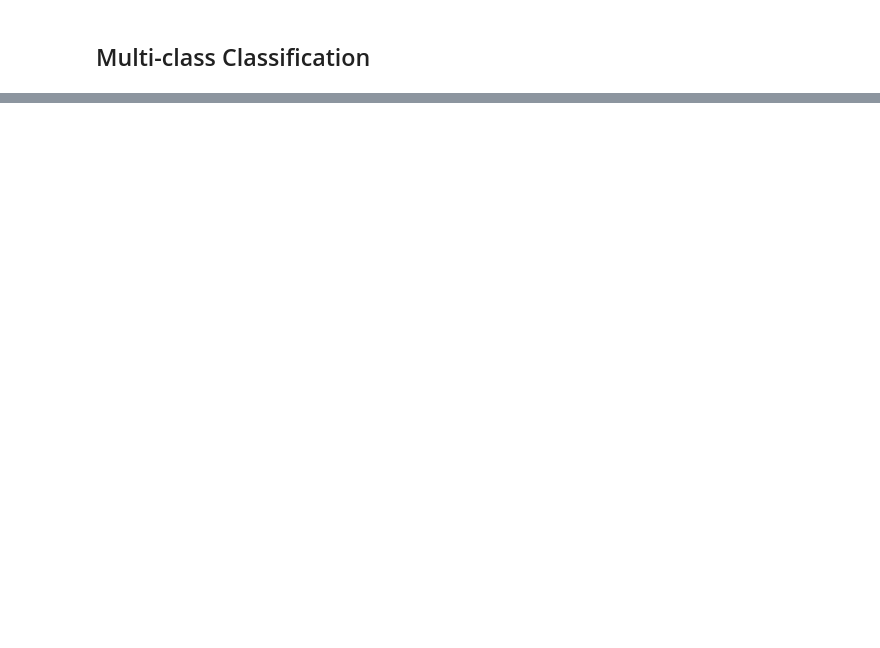
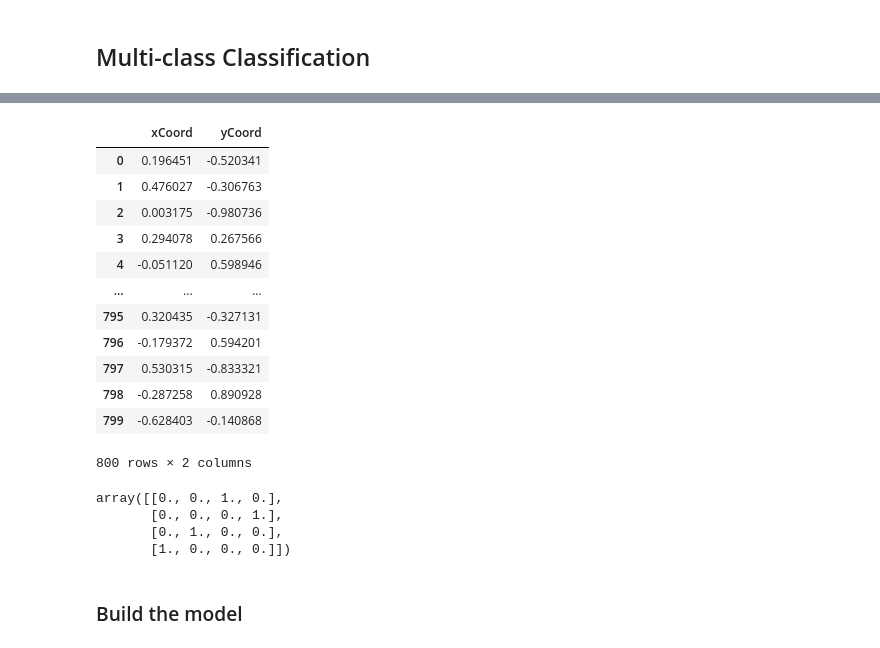
Before and after one commit to PaulToronto/DataCamp---Introduction-to-Deep-Learning-with-Keras, a Jupyter notebook: Part_2_of_4_Going_Deeper.ipynb, the cells around one changed output, grey strips where cells are left out. Cells and saved outputs as stored; diff of their text form; code cells hidden in the pictures; blank space fills up the shorter version.

```diff
--- a/Part_2_of_4_Going_Deeper.ipynb
+++ b/Part_2_of_4_Going_Deeper.ipynb
@@ -227,0 +310,5 @@ preds = np.array(preds > 0.5, dtype=int)
+# %%
+# from tensorflow.keras.utils import to_categorical
+
+darts['competitor'] = pd.Categorical(darts['competitor'])
+darts.info()
@@ -227,0 +326,3 @@ preds = np.array(preds > 0.5, dtype=int)
+# %%
+darts['competitor'] = darts['competitor'].cat.codes
+darts.info()
@@ -227,0 +353,28 @@ preds = np.array(preds > 0.5, dtype=int)
+# %%
+coordinates = darts.drop('competitor', axis=1)
+coordinates
+# %% [output]
+|  | xCoord | yCoord |
+| 0 | 0.196451 | -0.520341 |
+| 1 | 0.476027 | -0.306763 |
+| 2 | 0.003175 | -0.980736 |
+| 3 | 0.294078 | 0.267566 |
+| 4 | -0.051120 | 0.598946 |
+| ... | ... | ... |
+| 795 | 0.320435 | -0.327131 |
+| 796 | -0.179372 | 0.594201 |
+| 797 | 0.530315 | -0.833321 |
+| 798 | -0.287258 | 0.890928 |
+| 799 | -0.628403 | -0.140868 |
+800 rows × 2 columns
+# %%
+# turn the response variable into a one-hot response vector
+competitors = to_categorical(darts['competitor'])
+competitors[:4]
+# %% [output]
+array([[0., 0., 1., 0.],
+       [0., 0., 0., 1.],
+       [0., 1., 0., 0.],
+       [1., 0., 0., 0.]])
+# %% [markdown]
+### Build the model
```
Also changed, not shown: parts of 38 cells of this notebook.
